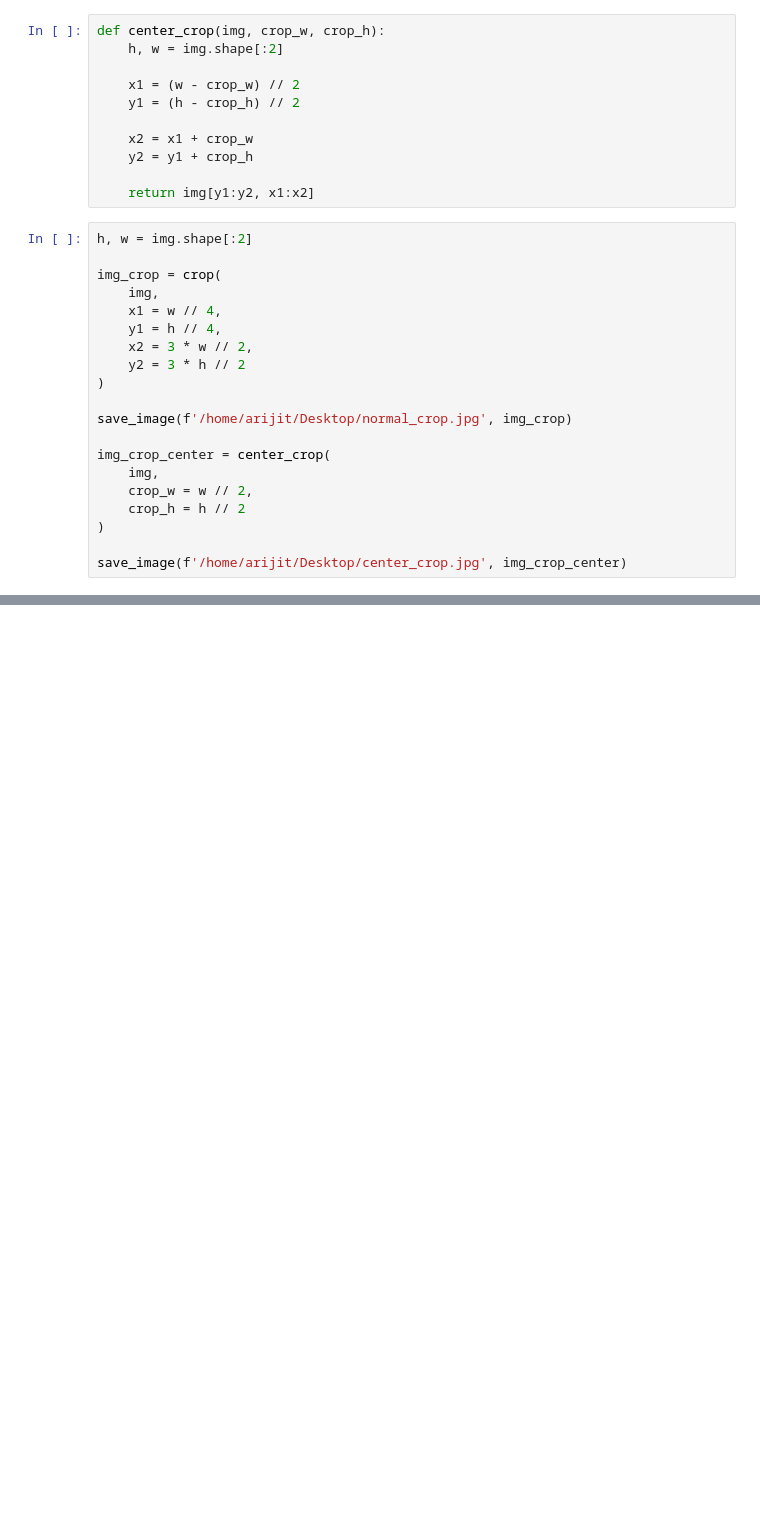
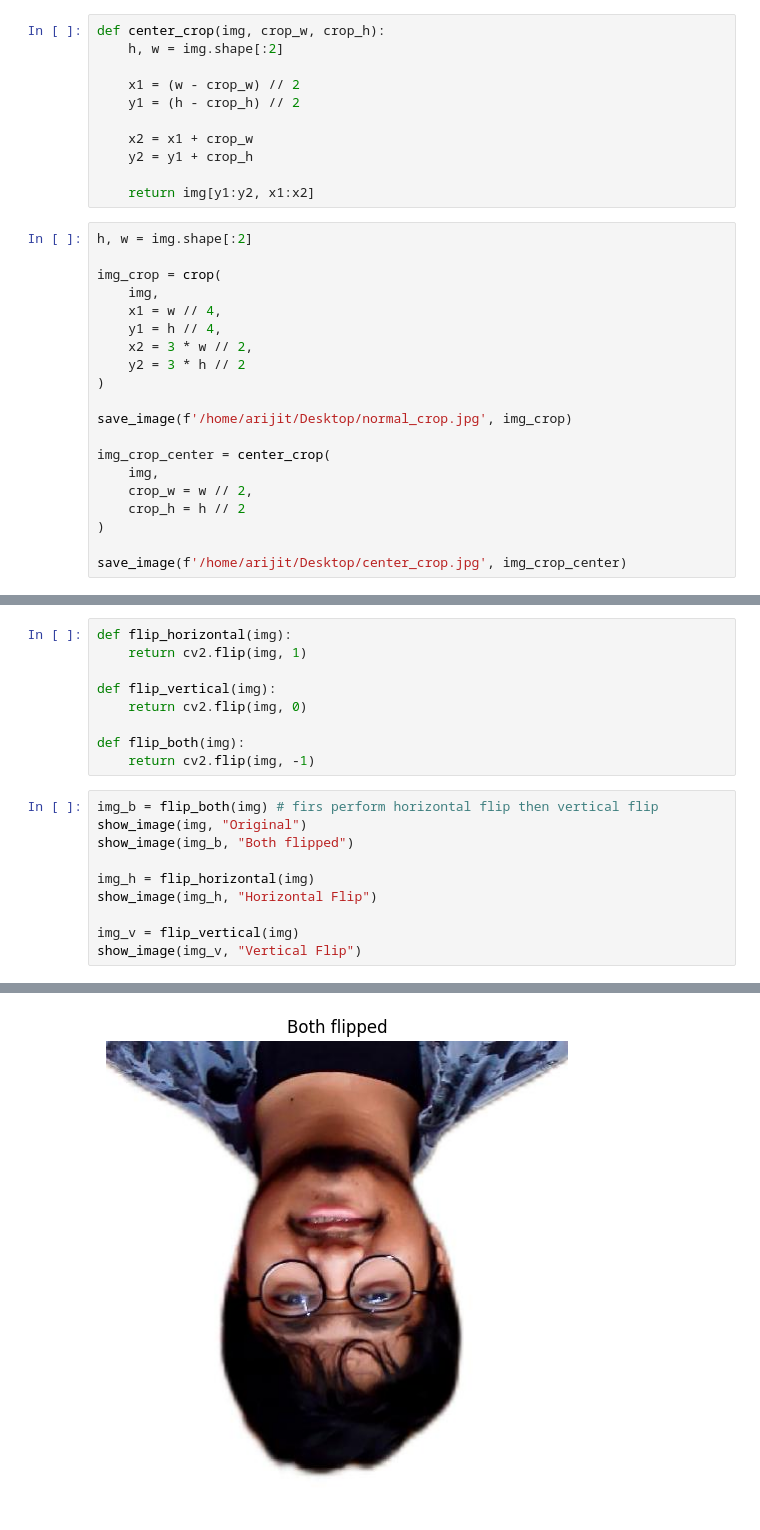
Before and after one commit to Arijit-Biswas-Anirban/Data_Science_Learning, a Jupyter notebook: image_functions.ipynb, the cells around one changed output, grey strips where cells are left out. Saved outputs shown, nothing was run; the diff lists cells and outputs as text; blank space fills up the shorter version.

```diff
--- a/image_functions.ipynb
+++ b/image_functions.ipynb
@@ -597,0 +669,20 @@ save_image(f'/home/arijit/Desktop/center_crop.jpg', img_crop_center)
+# %%
+def flip_horizontal(img):
+    return cv2.flip(img, 1)
+
+def flip_vertical(img):
+    return cv2.flip(img, 0)
+
+def flip_both(img):
+    return cv2.flip(img, -1)
+# %%
+img_b = flip_both(img) # firs perform horizontal flip then vertical flip
+show_image(img, "Original")
+show_image(img_b, "Both flipped")
+
+img_h = flip_horizontal(img)
+show_image(img_h, "Horizontal Flip")
+
+img_v = flip_vertical(img)
+show_image(img_v, "Vertical Flip")
+# %% [output]
@@ -597,0 +690 @@ save_image(f'/home/arijit/Desktop/center_crop.jpg', img_crop_center)
+[figure, added]
```
Also changed, not shown: parts of 2 cells of this notebook.
